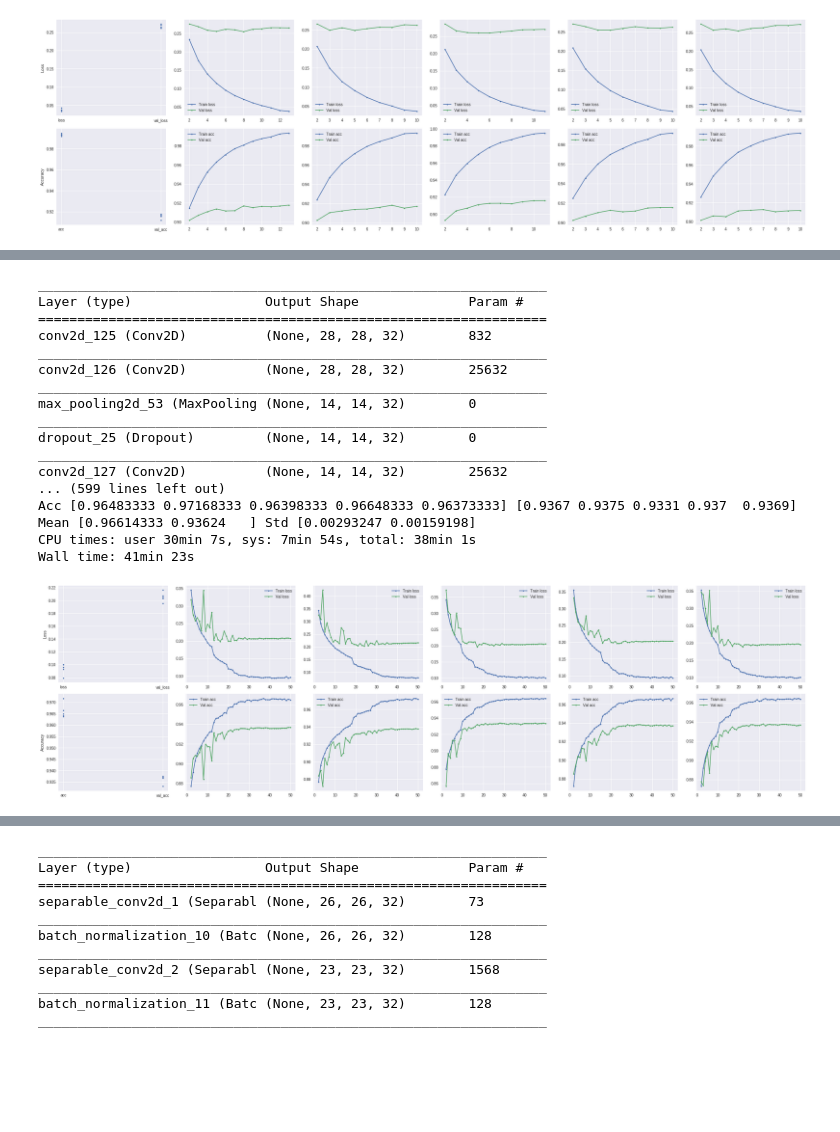
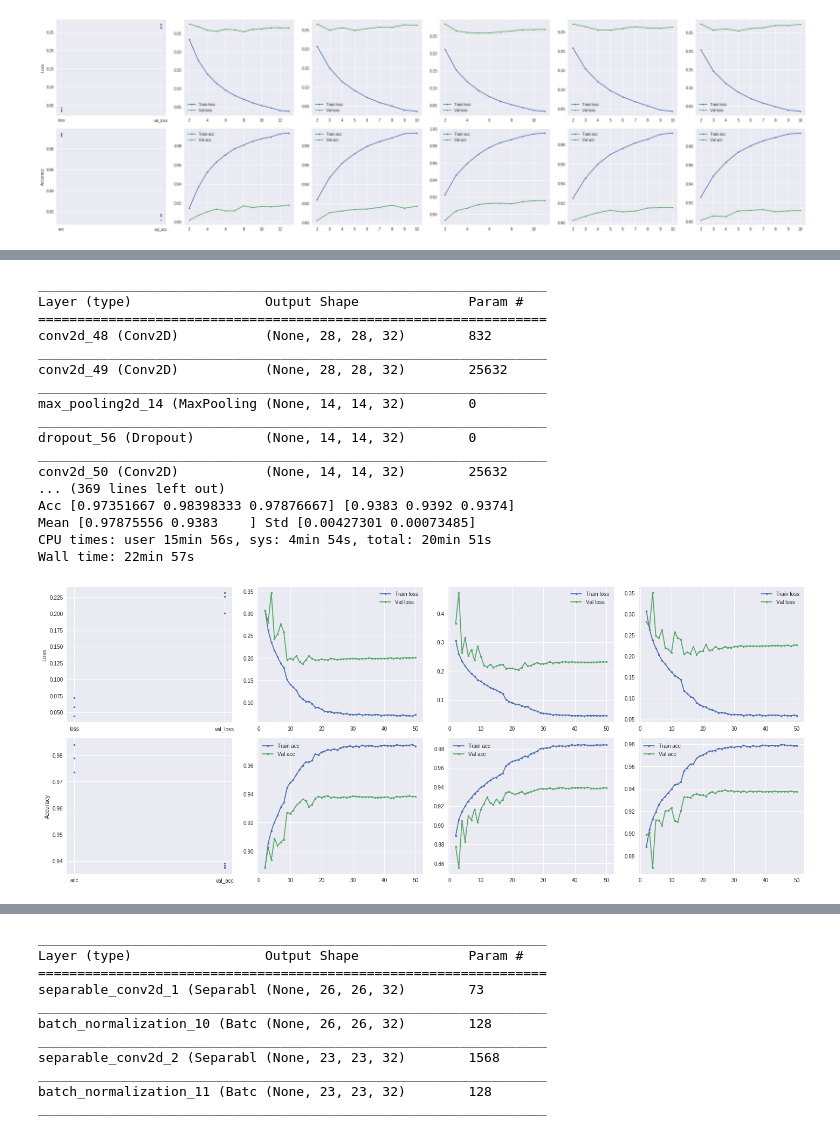
Before and after one commit to aunz/ds, a Jupyter notebook: Fashion_Articles_with_CNN.ipynb, the cells around one changed output, grey strips where cells are left out. Drawn from its saved outputs; the diff is of its cells as text; code cells hidden in the pictures; blank space fills up the shorter version.

```diff
--- a/Fashion_Articles_with_CNN.ipynb
+++ b/Fashion_Articles_with_CNN.ipynb
@@ -541,0 +650,18 @@ Wall time: 7min 47s
+# %%
+%%time
+def make_model(i = None):
+    model = Sequential()
+    model.add(Conv2D(32, 5, padding='Same', activation='relu', input_shape=(28, 28, 1)))
+    model.add(Dropout(0.4))
+    model.add(Conv2D(32, 5, padding='Same', activation='relu'))
+    model.add(MaxPooling2D())
+    model.add(Dropout(0.4))
+    model.add(Flatten())
+    model.add(Dense(128, activation='relu'))
+    model.add(BatchNormalization())
+    model.add(Dropout(0.4))
+    model.add(Dense(10, activation='softmax'))
+
+    return model
+
+train(make_model, n=2, callbacks=lambda: [ReduceLROnPlateau(patience=3, verbose=1, factor=0.5, min_lr=1e-5)], verbose=1);
@@ -542,48 +697,40 @@ Wall time: 7min 47s
 # %%
 %%time
 def make_model(i = None):
     model = Sequential()
     model.add(Conv2D(32, 5, padding='Same', activation='relu', input_shape=(28, 28, 1)))
     model.add(Conv2D(32, 5, padding='Same', activation='relu'))
     model.add(MaxPooling2D())
-    model.add(Dropout(0.25))
+    model.add(Dropout(0.2))
+    model.add(Conv2D(32, 5, padding='Same', activation='relu', input_shape=(28, 28, 1)))
     model.add(Conv2D(32, 5, padding='Same', activation='relu'))
-    model.add(Conv2D(32, 5, padding='Same',activation='relu'))
     model.add(MaxPooling2D())
-    model.add(Dropout(0.25))
-
+    model.add(Dropout(0.2))
     model.add(Flatten())
     model.add(Dense(128, activation='relu'))
     model.add(BatchNormalization())
-    model.add(Dropout(0.5))
+    model.add(Dropout(0.2))
     model.add(Dense(10, activation='softmax'))
 
     return model
 
-
-callbacks = lambda: [
-    ReduceLROnPlateau(patience=3, verbose=1, factor=0.5, min_lr=1e-5),
-    EarlyStopping(patience=5, verbose=1)
-]
-
-
-models, hists = train(make_model, callbacks=lambda: [ReduceLROnPlateau(patience=3, verbose=1, factor=0.5, min_lr=1e-5)], verbose=1)
+train(make_model, n=3, callbacks=lambda: [ReduceLROnPlateau(patience=3, verbose=1, factor=0.5, min_lr=1e-5)], verbose=1)
 # %% [output]
 _________________________________________________________________
 Layer (type)                 Output Shape              Param #
 =================================================================
-conv2d_125 (Conv2D)          (None, 28, 28, 32)        832
+conv2d_48 (Conv2D)           (None, 28, 28, 32)        832
 _________________________________________________________________
-conv2d_126 (Conv2D)          (None, 28, 28, 32)        25632
+conv2d_49 (Conv2D)           (None, 28, 28, 32)        25632
 _________________________________________________________________
-max_pooling2d_53 (MaxPooling (None, 14, 14, 32)        0
+max_pooling2d_14 (MaxPooling (None, 14, 14, 32)        0
 _________________________________________________________________
-dropout_25 (Dropout)         (None, 14, 14, 32)        0
+dropout_56 (Dropout)         (None, 14, 14, 32)        0
 _________________________________________________________________
-conv2d_127 (Conv2D)          (None, 14, 14, 32)        25632
-... (599 lines left out)
-Acc [0.96483333 0.97168333 0.96398333 0.96648333 0.96373333] [0.9367 0.9375 0.9331 0.937  0.9369]
-Mean [0.96614333 0.93624   ] Std [0.00293247 0.00159198]
-CPU times: user 30min 7s, sys: 7min 54s, total: 38min 1s
-Wall time: 41min 23s
+conv2d_50 (Conv2D)           (None, 14, 14, 32)        25632
+... (369 lines left out)
+Acc [0.97351667 0.98398333 0.97876667] [0.9383 0.9392 0.9374]
+Mean [0.97875556 0.9383    ] Std [0.00427301 0.00073485]
+CPU times: user 15min 56s, sys: 4min 54s, total: 20min 51s
+Wall time: 22min 57s
-[figure, old version]
+[figure, new version]
```
Also changed, not shown: parts of 30 cells of this notebook.
